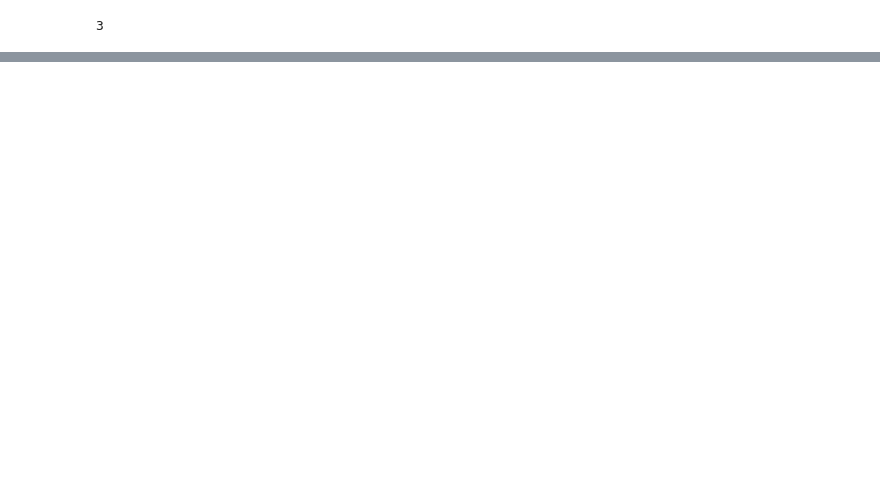
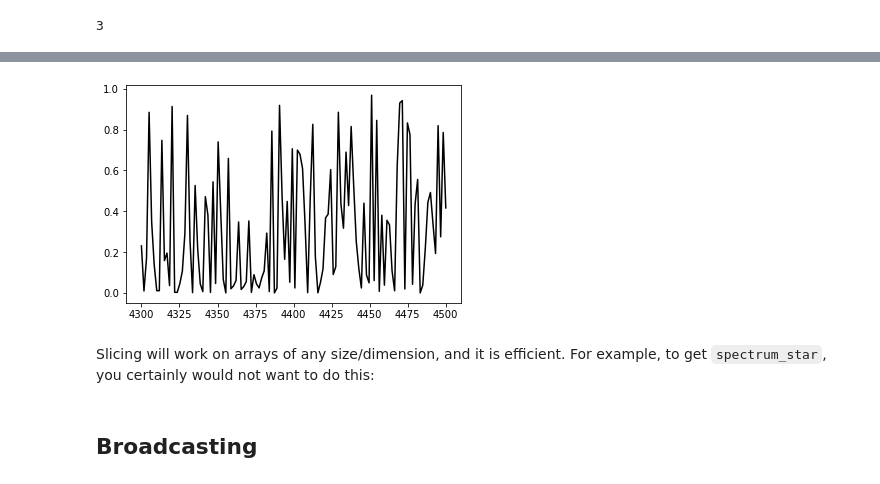
Before and after one commit to AIMLWG/AIML-tutorials, a Jupyter notebook: beginner/001_NumPy.ipynb, the cells around one changed output, grey strips where cells are left out. Cells and saved outputs as stored; diff of their text form; code cells hidden in the pictures; blank space fills up the shorter version.

Commit message:
Update tutorial, add datasets
Finish the core content of the NumPy tutorial, including a real
example on calculating the connectivity matrix of a molecule.

```diff
--- a/beginner/001_NumPy.ipynb
+++ b/beginner/001_NumPy.ipynb
@@ -68,0 +176,5 @@ We see that the first dimension in `X.shape`, following with standard matrix con
+# %%
+N = 70
+M = 120
+np.random.seed(1234)
+X = np.random.random(size=(N, M))**2  # Square it to make the "spectra" positive
@@ -68,0 +183,5 @@ We see that the first dimension in `X.shape`, following with standard matrix con
+# %%
+n = 37
+# %%
+spectrum_star = X[n, :]
+print(spectrum_star.shape)
@@ -68,0 +204,2 @@ We see that the first dimension in `X.shape`, following with standard matrix con
+# %%
+grid = np.linspace(4300, 4500, M)
@@ -68,0 +208,7 @@ We see that the first dimension in `X.shape`, following with standard matrix con
+# %%
+plt.plot(grid, spectrum_star, 'k-')
+plt.show()
+# %% [output]
+[figure, added]
+# %% [markdown]
+Slicing will work on arrays of any size/dimension, and it is efficient. For example, to get `spectrum_star`, you certainly would not want to do this:
@@ -68,0 +221,2 @@ We see that the first dimension in `X.shape`, following with standard matrix con
+# %% [markdown]
+## Broadcasting
```
Also changed, not shown: parts of 114 cells of this notebook, 2 other files.
